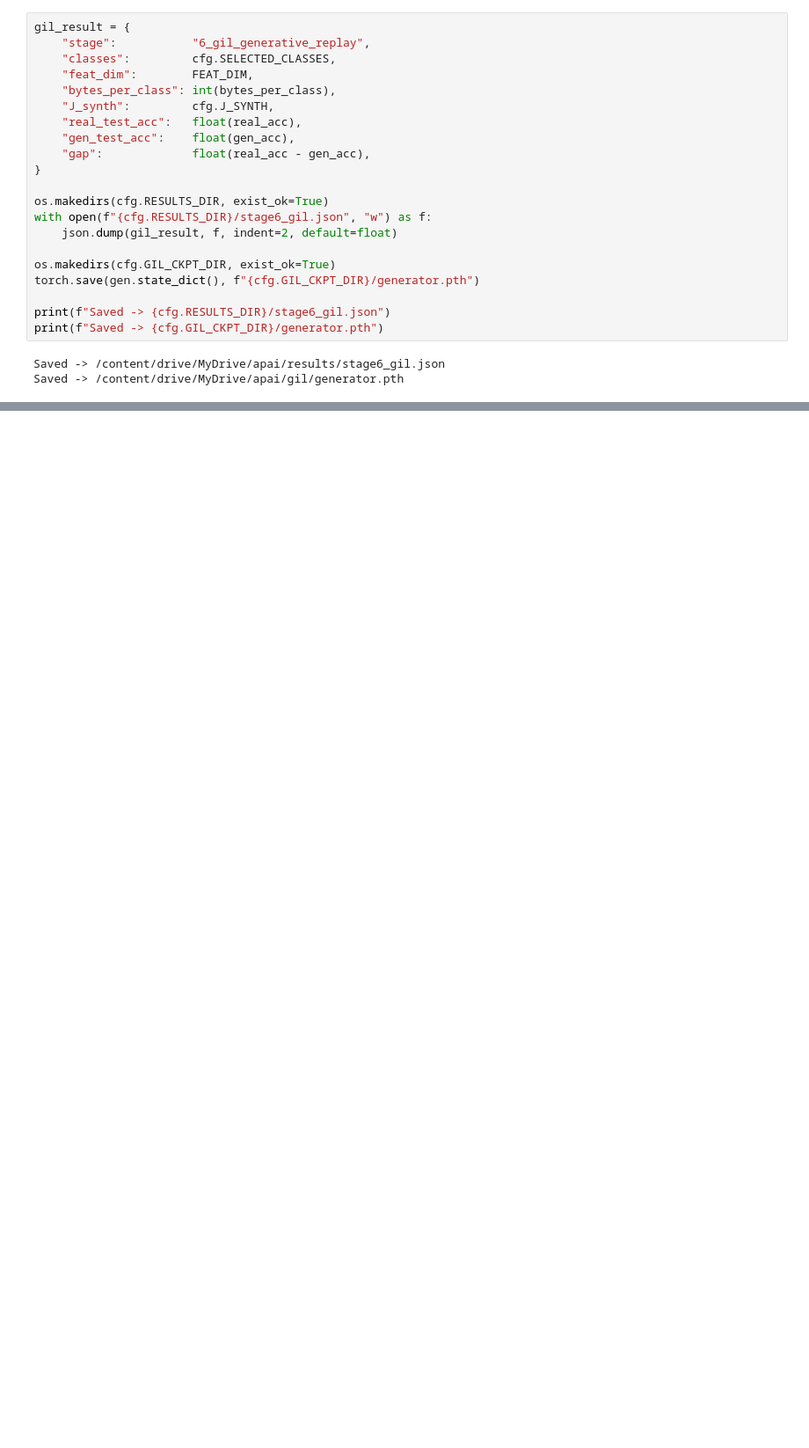
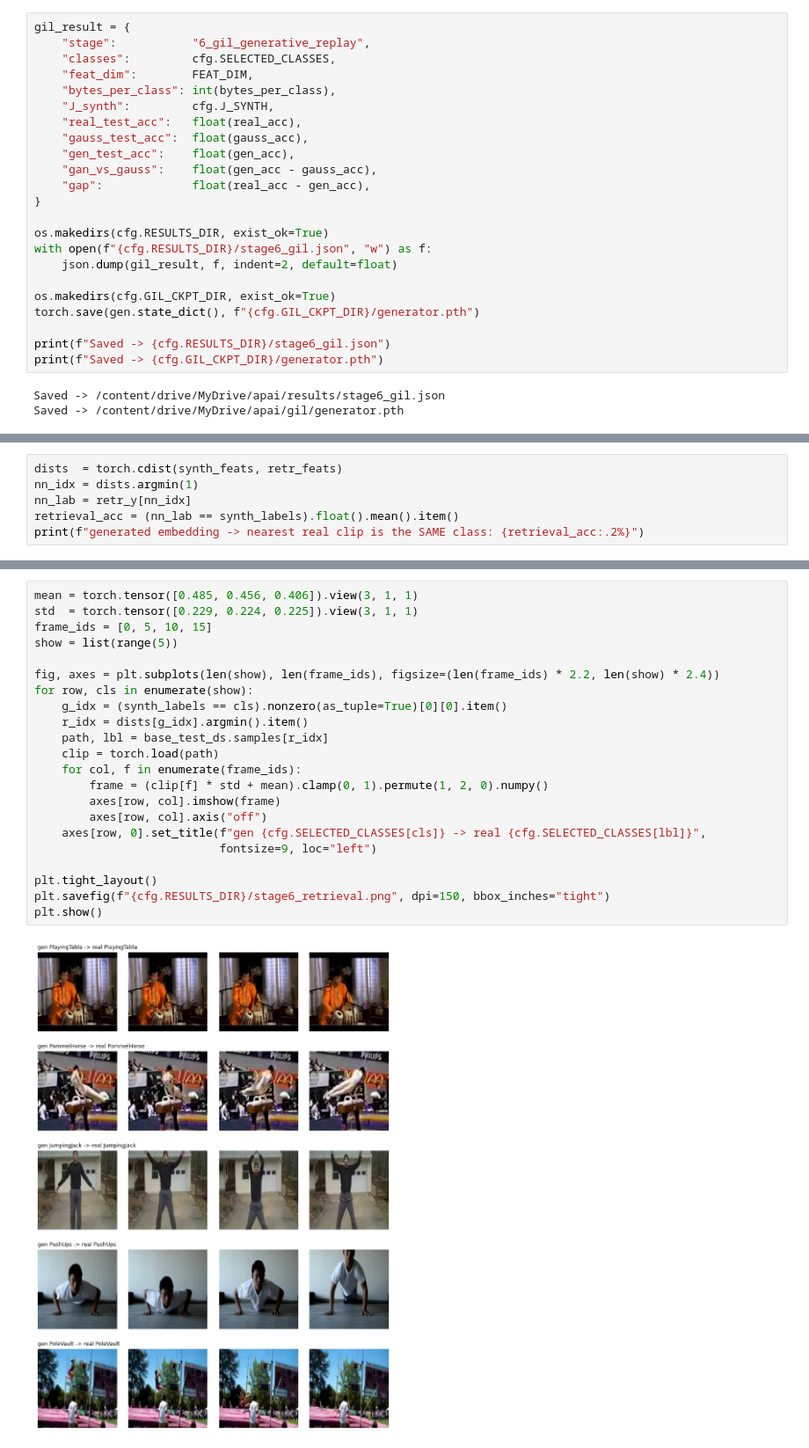
Before and after one commit to silvergjeka22/Unified-Lifelong-Action-Learning, a Jupyter notebook: notebooks/study/6_gan_replay/6.0_gil.ipynb, the cells around one changed output, grey strips where cells are left out. Shown at 88% size. Drawn from its saved outputs; the diff is of its cells as text; blank space fills up the shorter version.

```diff
--- a/notebooks/study/6_gan_replay/6.0_gil.ipynb
+++ b/notebooks/study/6_gan_replay/6.0_gil.ipynb
@@ -359,7 +399,9 @@ gil_result = {
     "bytes_per_class": int(bytes_per_class),
     "J_synth":         cfg.J_SYNTH,
     "real_test_acc":   float(real_acc),
+    "gauss_test_acc":  float(gauss_acc),
     "gen_test_acc":    float(gen_acc),
+    "gan_vs_gauss":    float(gen_acc - gauss_acc),
     "gap":             float(real_acc - gen_acc),
 }
 
@@ -377,0 +467,6 @@ Saved -> /content/drive/MyDrive/apai/gil/generator.pth
+# %%
+dists  = torch.cdist(synth_feats, retr_feats)
+nn_idx = dists.argmin(1)
+nn_lab = retr_y[nn_idx]
+retrieval_acc = (nn_lab == synth_labels).float().mean().item()
+print(f"generated embedding -> nearest real clip is the SAME class: {retrieval_acc:.2%}")
@@ -377,0 +475,24 @@ Saved -> /content/drive/MyDrive/apai/gil/generator.pth
+# %%
+mean = torch.tensor([0.485, 0.456, 0.406]).view(3, 1, 1)
+std  = torch.tensor([0.229, 0.224, 0.225]).view(3, 1, 1)
+frame_ids = [0, 5, 10, 15]
+show = list(range(5))
+
+fig, axes = plt.subplots(len(show), len(frame_ids), figsize=(len(frame_ids) * 2.2, len(show) * 2.4))
+for row, cls in enumerate(show):
+    g_idx = (synth_labels == cls).nonzero(as_tuple=True)[0][0].item()
+    r_idx = dists[g_idx].argmin().item()
+    path, lbl = base_test_ds.samples[r_idx]
+    clip = torch.load(path)
+    for col, f in enumerate(frame_ids):
+        frame = (clip[f] * std + mean).clamp(0, 1).permute(1, 2, 0).numpy()
+        axes[row, col].imshow(frame)
+        axes[row, col].axis("off")
+    axes[row, 0].set_title(f"gen {cfg.SELECTED_CLASSES[cls]} -> real {cfg.SELECTED_CLASSES[lbl]}",
+                           fontsize=9, loc="left")
+
+plt.tight_layout()
+plt.savefig(f"{cfg.RESULTS_DIR}/stage6_retrieval.png", dpi=150, bbox_inches="tight")
+plt.show()
+# %% [output]
+[figure, added]
```
Also changed, not shown: parts of 10 cells of this notebook, 12 other files.
